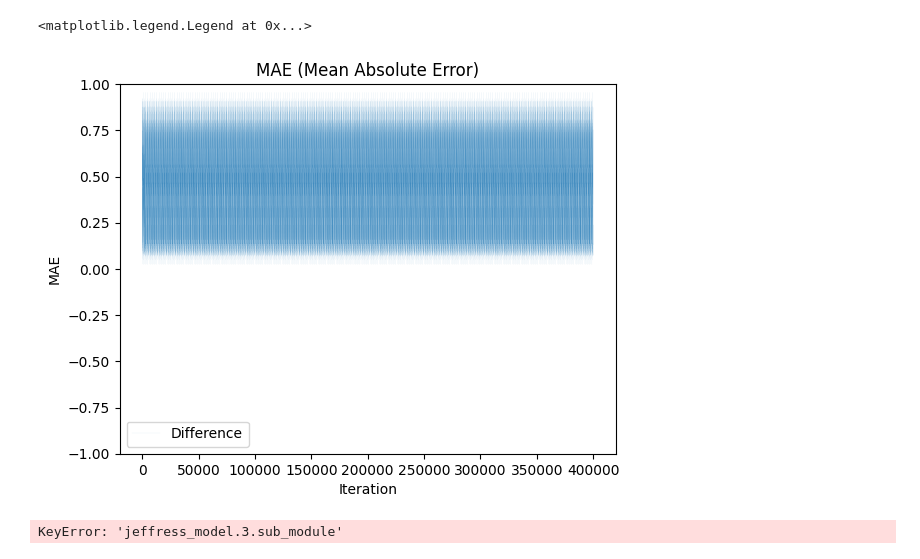
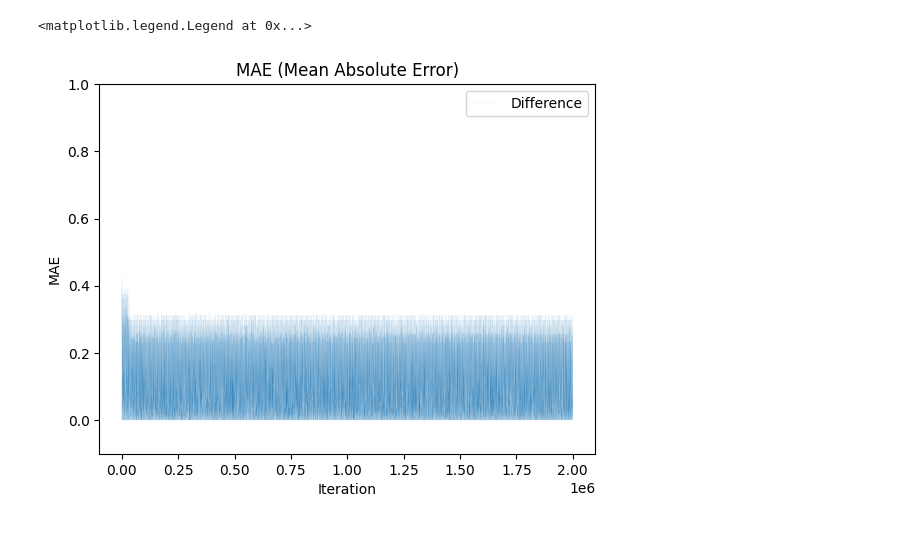
Before and after one commit to brseong/delayed-temporal, a Jupyter notebook: l1_distance.ipynb, the cells around one changed output. Cells and saved outputs as stored; diff of their text form; code cells hidden in the pictures.

Commit message:
Jeffress model success

```diff
--- a/l1_distance.ipynb
+++ b/l1_distance.ipynb
@@ -31,12 +31,11 @@ torch.set_printoptions(threshold=10_000, precision=2, linewidth=160, sci_mode=Fa
 # %%
 cfg = dict(
     NUM_SAMPLES = 10000,
-    NUM_EPOCHS = 200,
+    NUM_EPOCHS = 1000,
     VECTOR_DIM = 3,
     MAX_VAL = 1.0,
-    TIME_STEPS = 11,
-    BATCH_SIZE = 256,
-    NUM_CLASSES = 5
+    TIME_STEPS = 21,
+    BATCH_SIZE = 256
 )
 # %%
 NUM_SAMPLES = int(cfg["NUM_SAMPLES"])  # 총 1000 개의 샘플 생성
@@ -49,5 +47,5 @@ NUM_CLASSES = int(cfg["NUM_CLASSES"])
 # %%
-model = L2Net(TIME_STEPS, TIME_STEPS, vector_dim = VECTOR_DIM, jeffress_radius=TIME_STEPS-1, feature_dims=[]).to(device)
+model = L2Net(TIME_STEPS, vector_dim = VECTOR_DIM, jeffress_radius=TIME_STEPS-1, feature_dims=[]).to(device)
 model
 # %% [output]
 L2Net(
@@ -77,7 +68,7 @@ IFNode(
 # %%
 X_data, y_data = generate_lp_dataset(NUM_SAMPLES, VECTOR_DIM, max_val=MAX_VAL)
-X_data_temporal = torch.stack([torch.FloatTensor(encode_temporal(X_data[:,0,:], TIME_STEPS, TIME_STEPS, time_norm=True)),
-                      torch.FloatTensor(encode_temporal(X_data[:,1,:], TIME_STEPS, TIME_STEPS, time_norm=True))],
+X_data_temporal = torch.stack([torch.FloatTensor(encode_temporal(X_data[:,0,:], TIME_STEPS, 0, time_norm=True)),
+                      torch.FloatTensor(encode_temporal(X_data[:,1,:], TIME_STEPS, 0, time_norm=True))],
                      dim=2) # T N 2D
 y_data = torch.FloatTensor(y_data) / y_data.max() # N D
 dataset = torch.utils.data.TensorDataset(X_data_temporal.transpose(1, 0), y_data, torch.tensor(X_data))  # T N 2D -> N T 2D
@@ -97,7 +88,7 @@ test_loader = torch.utils.data.DataLoader(
 )
 
 criterion = torch.nn.MSELoss()
-optimizer = torch.optim.Adam(model.parameters(), lr=1e-5)
+optimizer = torch.optim.Adam(model.parameters(), lr=3e-1)
 scheduler = torch.optim.lr_scheduler.CosineAnnealingLR(optimizer, T_max=NUM_EPOCHS)
 # scheduler = torch.optim.lr_scheduler.StepLR(optimizer, step_size=10, gamma=0.3)
 loss = torch.tensor(float("inf"))
@@ -107,6 +98,7 @@ pred_hist, target_hist, err_hist = [], [], []
 train_step = 0
 eval_step = 0
 substep = 0
+eval_substep = 0
 with wandb.init(project="DelayedTemporal",
                 config=cfg) as run:
     run.define_metric("train/*", step_metric="train_step")
@@ -114,6 +106,7 @@ with wandb.init(project="DelayedTemporal",
     run.define_metric("SDC/*", step_metric="train_step")
     run.define_metric("Neuron/*", step_metric="substep")
     run.define_metric("eval/*", step_metric="eval_step")
+    run.define_metric("eval_sub/*", step_metric="eval_substep")
     for epoch in pbar:
         model.train()
         for i, batch in enumerate(tqdm(train_loader, leave=False)):
@@ -160,12 +153,14 @@ with wandb.init(project="DelayedTemporal",
                 loss = criterion(pred, targets)
                 pred_hist.extend(pred.squeeze().tolist())
                 target_hist.extend(targets.squeeze().tolist())
-                err_hist.extend((pred.squeeze() - targets.squeeze()).abs().tolist())
+                err_hist.extend(torch.abs(pred.squeeze() - targets.squeeze()).tolist())
                 pbar.set_postfix({"loss": loss.item(), "pred": pred_hist[-1], "target": target_hist[-1]})
 
                 run.log({"eval_step": (eval_step := eval_step + 1),
-                         "eval/loss": loss.item(),
-                         "eval/err":  (pred - targets).abs().mean().item()})
+                         "eval/loss": loss.item()})
+                for n in range(pred.shape[0]):
+                    run.log({"eval_substep": (eval_substep := eval_substep + 1),
+                         "eval_sub/err":  (pred - targets).abs()[n].item()})
 # %% [output]
 wandb: Currently logged in as: sizzflair97 to https://api.wandb.ai. Use `wandb login --relogin` to force relogin
 [interactive output not drawn]
@@ -177,16 +172,12 @@ View run at https://wandb.ai/sizzflair97/DelayedTemporal/runs/pf3pzwyy
 # %%
 plt.title("MAE (Mean Absolute Error)")
-plt.plot(err_hist, linewidth=0.03, label="Difference")
-plt.ylim(-1, 1)
+plt.plot(err_hist, linewidth=0.025, label="Difference")
+plt.ylim(-.1, 1)
 plt.xlabel("Iteration")
 plt.ylabel("MAE")
 plt.legend()
 # %% [output]
 <matplotlib.legend.Legend at 0x...>
-[figure, old version]
+[figure, new version]
 # %%
 # y_data
-# %%
-model.stats['jeffress_model.3.sub_module'][-1].shape
-# %% [output]
-KeyError: 'jeffress_model.3.sub_module'
```
Also changed, not shown: parts of 5 cells of this notebook, 3 other files.
